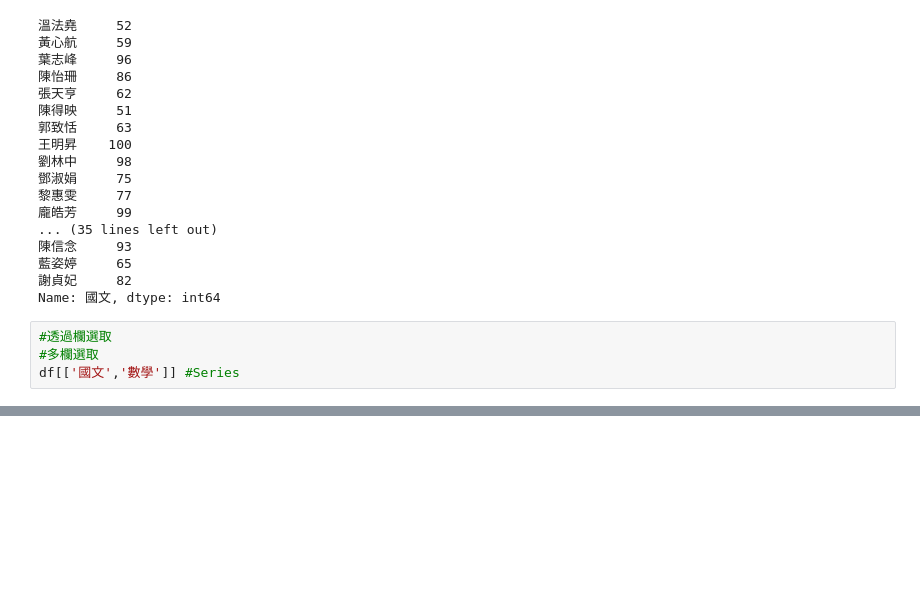
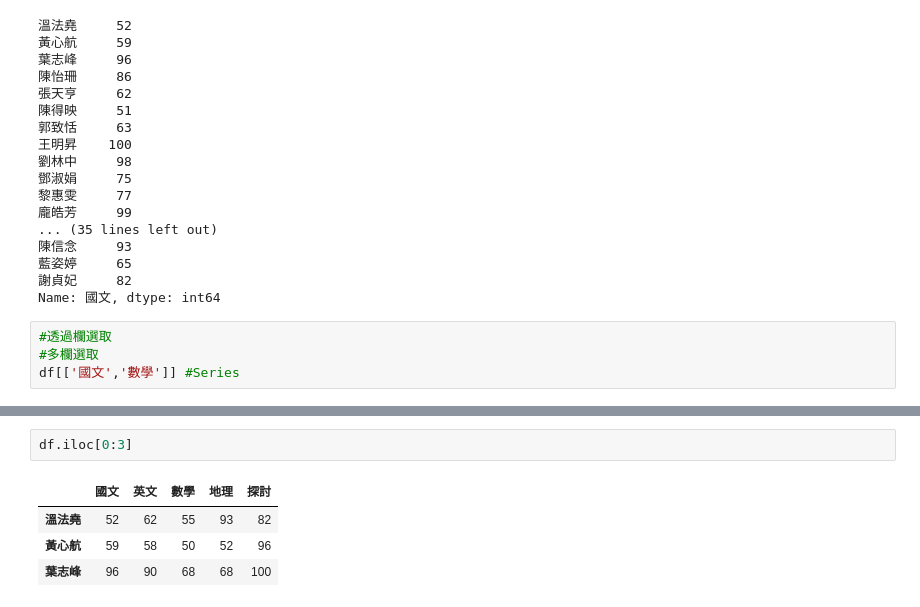
Before and after one commit to liminchang/python_analysis, a Jupyter notebook: lesson5_4.ipynb, the cells around one changed output, grey strips where cells are left out. Drawn from its saved outputs; the diff is of its cells as text; blank space fills up the shorter version.

```diff
--- a/lesson5_4.ipynb
+++ b/lesson5_4.ipynb
@@ -75,0 +103,7 @@ df[['國文','數學']] #Series
+# %%
+df.iloc[0:3]
+# %% [output]
+|  | 國文 | 英文 | 數學 | 地理 | 探討 |
+| 溫法堯 | 52 | 62 | 55 | 93 | 82 |
+| 黃心航 | 59 | 58 | 50 | 52 | 96 |
+| 葉志峰 | 96 | 90 | 68 | 68 | 100 |
```
Also changed, not shown: parts of 3 cells of this notebook.
